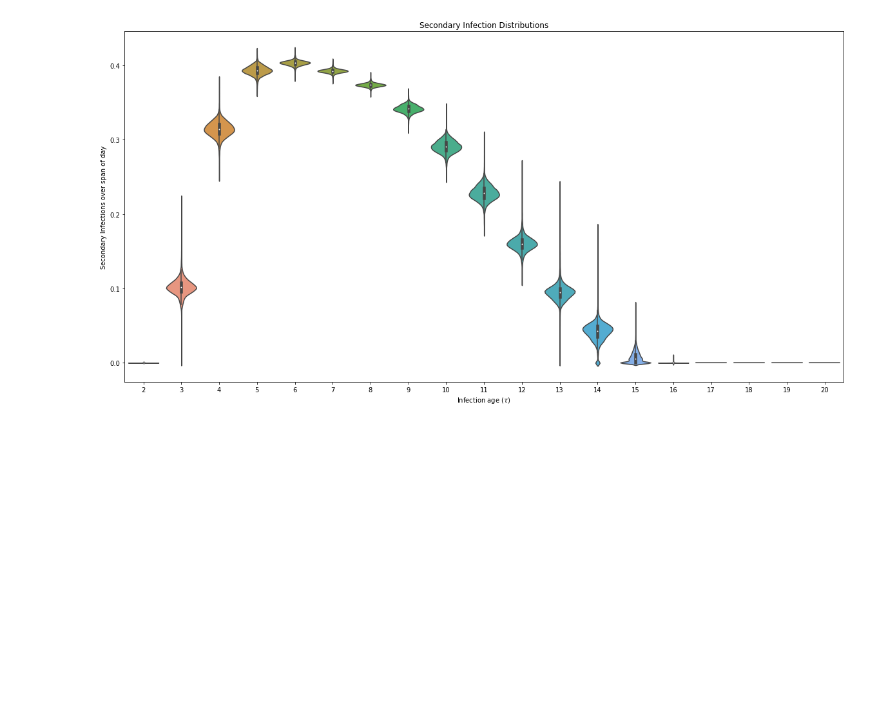
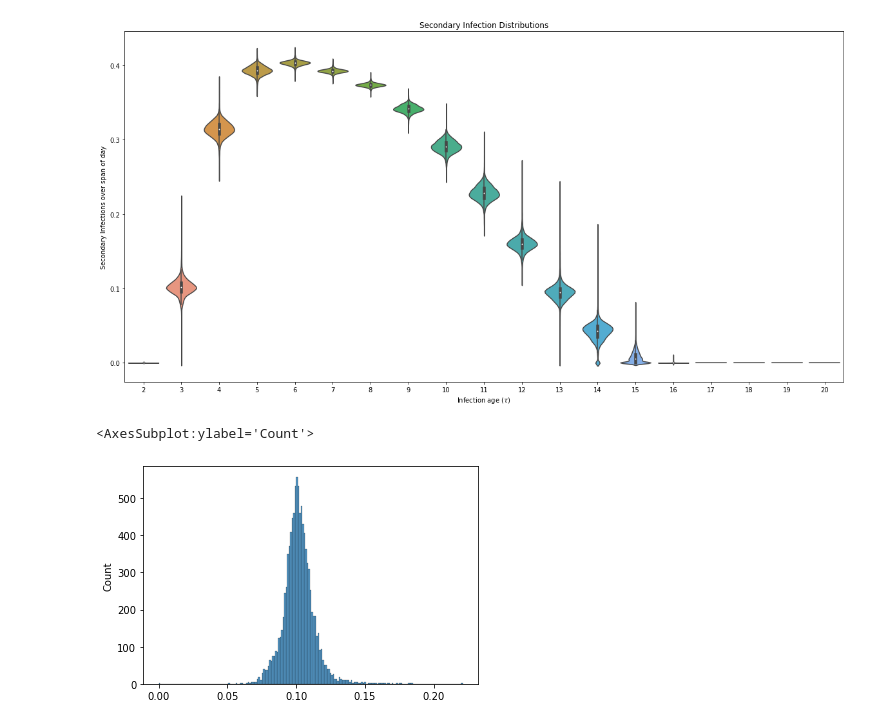
Before and after one commit to WhiffleFish/EpidemicModeling, a Jupyter notebook: InfectionDistributions.ipynb, the cells around one changed output. Drawn from its saved outputs; the diff is of its cells as text; code cells hidden in the pictures; blank space fills up the shorter version.

```diff
--- a/InfectionDistributions.ipynb
+++ b/InfectionDistributions.ipynb
@@ -49,3 +49,8 @@ plt.ylabel("Secondary Infections over span of day")
 plt.show()
 # %% [output]
 [figure]
+# %%
+sns.histplot(days[:,1])
+# %% [output]
+<AxesSubplot:ylabel='Count'>
+[figure, added]
```
Also changed, not shown: parts of 2 cells of this notebook.
